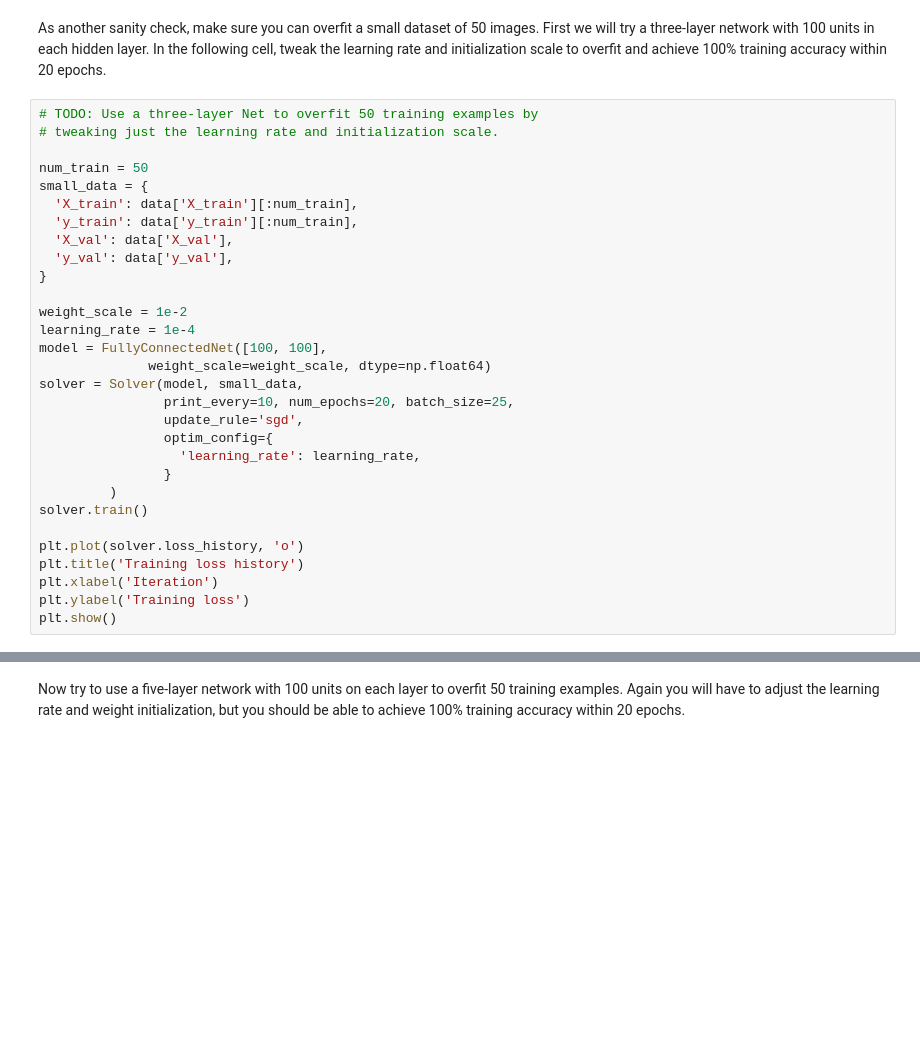
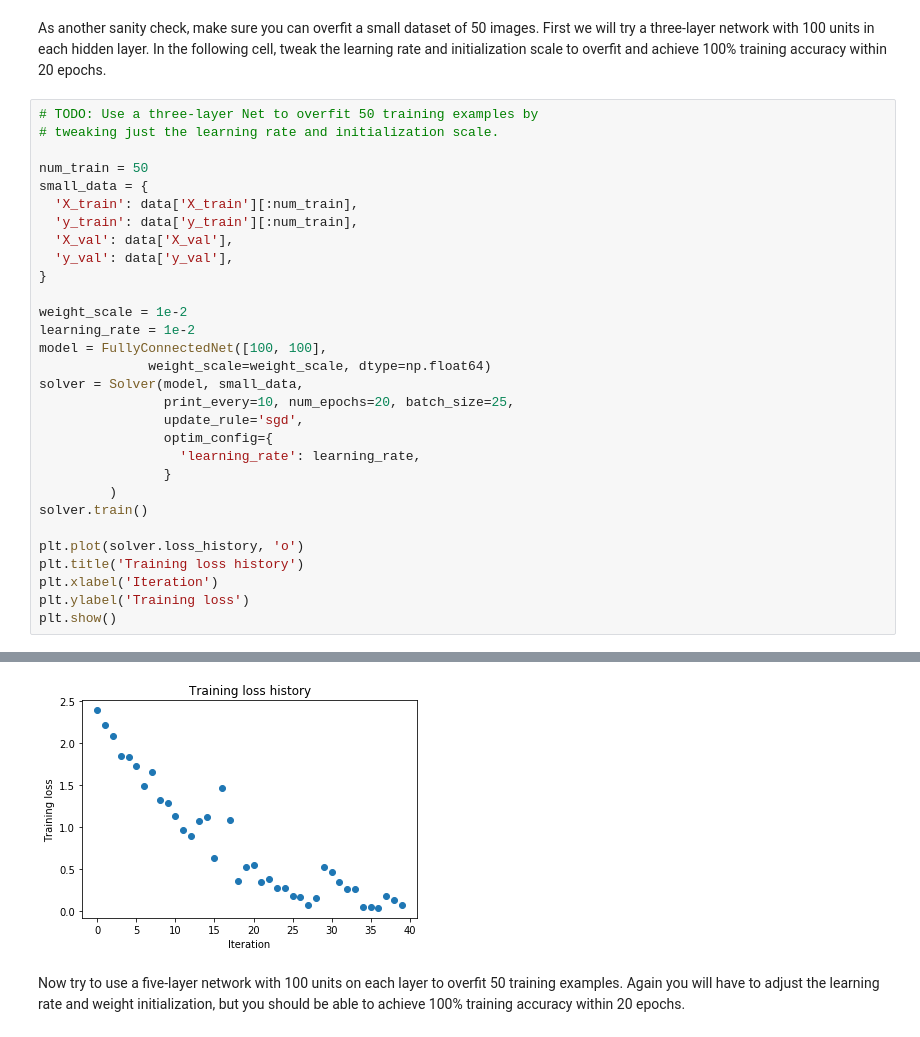
Before and after one commit to nogrethumphrey/cs231n, a Jupyter notebook: assignment2/FullyConnectedNets.ipynb, the cells around one changed output, grey strips where cells are left out. Cells and saved outputs as stored; diff of their text form; blank space fills up the shorter version.

```diff
--- a/assignment2/FullyConnectedNets.ipynb
+++ b/assignment2/FullyConnectedNets.ipynb
@@ -444,7 +453,7 @@ small_data = {
 }
 
 weight_scale = 1e-2
-learning_rate = 1e-4
+learning_rate = 1e-2
 model = FullyConnectedNet([100, 100],
               weight_scale=weight_scale, dtype=np.float64)
 solver = Solver(model, small_data,
@@ -461,3 +470,4 @@ plt.title('Training loss history')
 plt.xlabel('Iteration')
 plt.ylabel('Training loss')
 plt.show()
+# %% [output]
@@ -464,3 +491,4 @@ plt.show()
+[figure, added]
 # %% [markdown]
 Now try to use a five-layer network with 100 units on each layer to overfit 50 training examples. Again you will have to adjust the learning rate and weight initialization, but you should be able to achieve 100% training accuracy within 20 epochs.
 # %%
```
Also changed, not shown: parts of 7 cells of this notebook, 1 other file.
